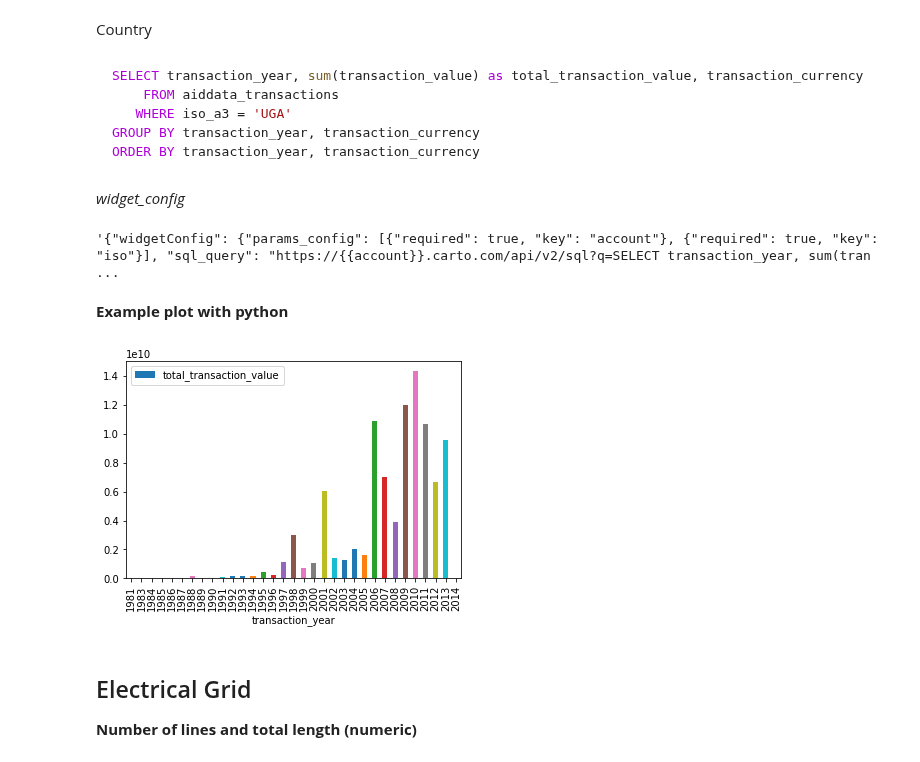
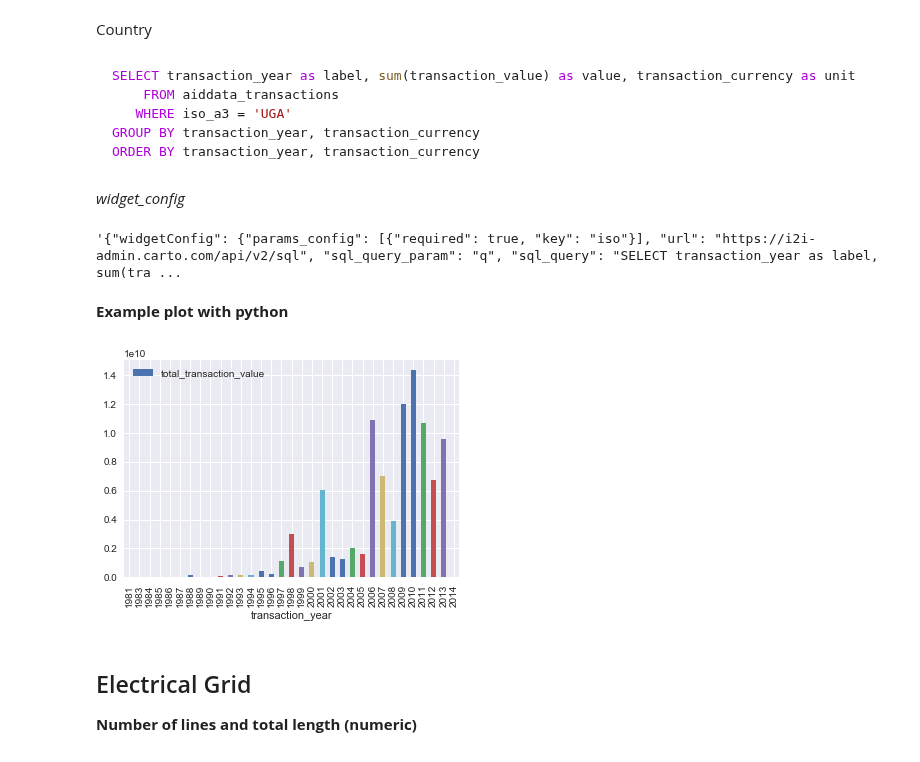
Before and after one commit to Vizzuality/notebooks, a Jupyter notebook: i2i/i2i_Query.ipynb, the cells around one changed output. Drawn from its saved outputs; the diff is of its cells as text; code cells hidden in the pictures.

````diff
--- a/i2i/i2i_Query.ipynb
+++ b/i2i/i2i_Query.ipynb
@@ -833,7 +940,7 @@ json.dumps(
 Country
 # %% [markdown]
 ```sql
-SELECT transaction_year, sum(transaction_value) as total_transaction_value, transaction_currency
+SELECT transaction_year as label, sum(transaction_value) as value, transaction_currency as unit
     FROM aiddata_transactions
    WHERE iso_a3 = 'UGA'
 GROUP BY transaction_year, transaction_currency
@@ -849,39 +956,37 @@ json.dumps(
         'params_config': [
             {
                 'required': True,
-                'key': 'account'
-            },
-            {
-                'required': True,
                 'key': 'iso'
             }
         ],
-        'sql_query': 'https://{{account}}.carto.com/api/v2/sql?q=SELECT transaction_year, sum(transaction_value) as total_transaction_value, transaction_currency FROM aiddata_transactions WHERE iso_a3 = {{iso}} GROUP BY transaction_year, transaction_currency ORDER BY transaction_year, transaction_currency',
+        'url': 'https://i2i-admin.carto.com/api/v2/sql',
+        'sql_query_param': 'q',
+        'sql_query': 'SELECT transaction_year as label, sum(transaction_value) as value, transaction_currency as unit FROM aiddata_transactions WHERE iso_a3 = {{iso}} GROUP BY transaction_year, transaction_currency ORDER BY transaction_year, transaction_currency',
 
-        'type': 'text'
+        'type': 'bar'
     }
 }
 )
 # %% [output]
-'{"widgetConfig": {"params_config": [{"required": true, "key": "account"}, {"required": true, "key": "iso"}], "sql_query": "https://{{account}}.carto.com/api/v2/sql?q=SELECT transaction_year, sum(tran ...
+'{"widgetConfig": {"params_config": [{"required": true, "key": "iso"}], "url": "https://i2i-admin.carto.com/api/v2/sql", "sql_query_param": "q", "sql_query": "SELECT transaction_year as label, sum(tra ...
 # %% [markdown]
 **Example plot with python**
 # %%
 iso = "UGA"
 query =(f"SELECT transaction_year, sum(transaction_value) as total_transaction_value, transaction_currency FROM aiddata_transactions WHERE iso_a3 = '{iso}' GROUP BY transaction_year, transaction_currency ORDER BY transaction_year, transaction_currency")
 
-account = 'ikerey'
+account = 'i2i-admin'
 urlCarto = f"https://{account}.carto.com/api/v2/sql"
 
 sql = {"q": query}
 r = requests.get(urlCarto, params=sql)
 
 data = r.json().get('rows')
 df = pd.DataFrame.from_dict(json_normalize(data))
 
 df.plot(x='transaction_year', y='total_transaction_value', kind='bar');
 # %% [output]
-[figure, old version]
+[figure, new version]
 # %% [markdown]
 ## Electrical Grid
 **Number of lines and total length (numeric)**
````
Also changed, not shown: parts of 80 cells of this notebook, 1 other file.
